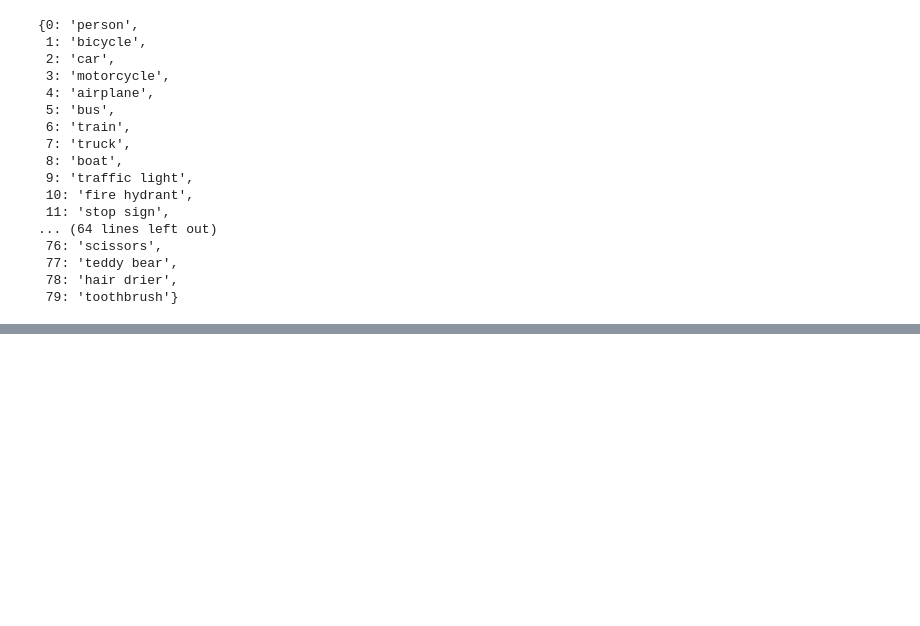
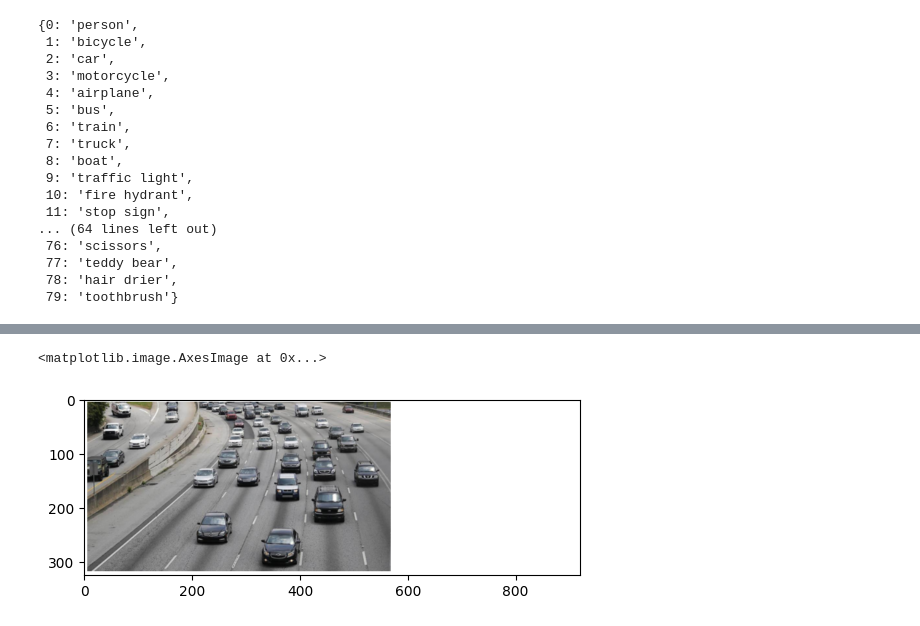
Before and after one commit to jellybrainiac/detect-sentiment, a Jupyter notebook: index.ipynb, the cells around one changed output, grey strips where cells are left out. Drawn from its saved outputs; the diff is of its cells as text; code cells hidden in the pictures; blank space fills up the shorter version.

```diff
--- a/index.ipynb
+++ b/index.ipynb
@@ -71,2 +94,32 @@ data: tensor([[4.0891e+02, 2.9199e+02, 5.8929e+02, 4.0596e+02, 9.2943e-01, 2.000
 # %%
 result[0].probs
+# %%
+import re
+import urllib
+
+import cv2
+import numpy as np
+import matplotlib.pyplot as plt
+
+def get_image(payload:str) -> np.ndarray:
+    try:
+        if payload.startswith('http'):
+            content = urllib.request.urlopen(payload)
+            content = np.asarray(bytearray(content.read()), dtype=np.uint8)
+            content = cv2.imdecode(content, -1) # 'Load it as it is'
+        else:
+            content=cv2.imread(payload)
+        payload = cv2.cvtColor(content, cv2.COLOR_BGR2RGB)
+        return payload
+    except Exception as e:
+        raise e
+# %%
+url = "https://editor.analyticsvidhya.com/uploads/133971.png"
+img = get_image(payload=url)
+
+
+#Displaying image using plt.imshow() method
+plt.imshow(img)
+# %% [output]
+<matplotlib.image.AxesImage at 0x...>
+[figure, added]
```
Also changed, not shown: parts of 13 cells of this notebook, 7 other files.
